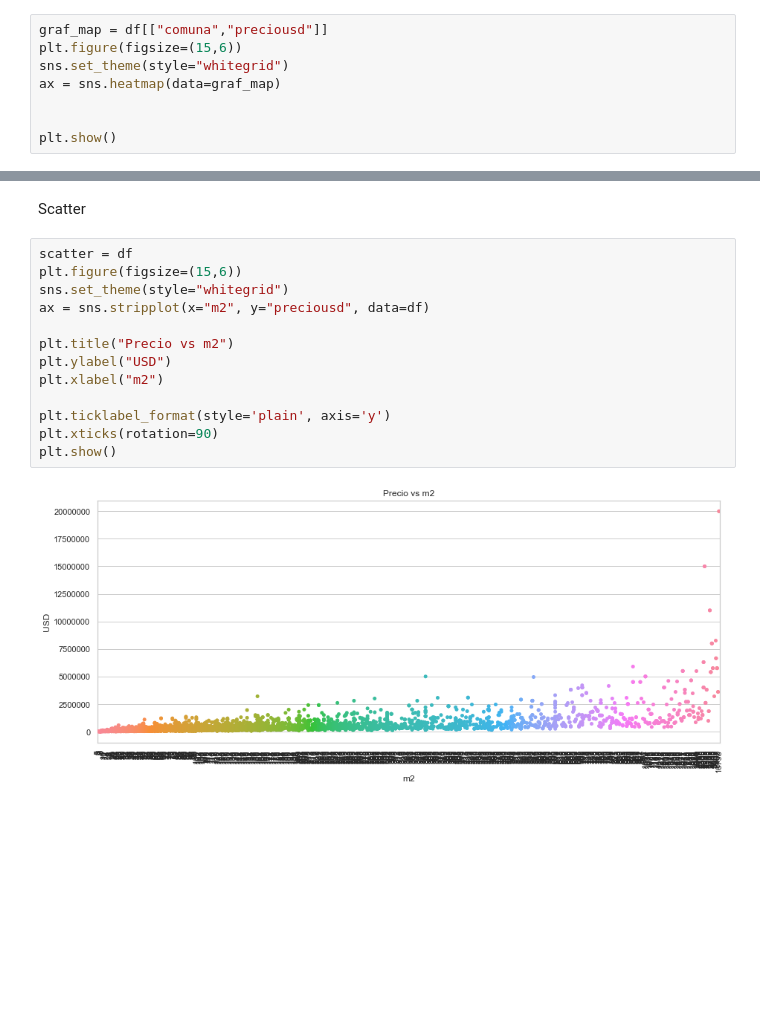
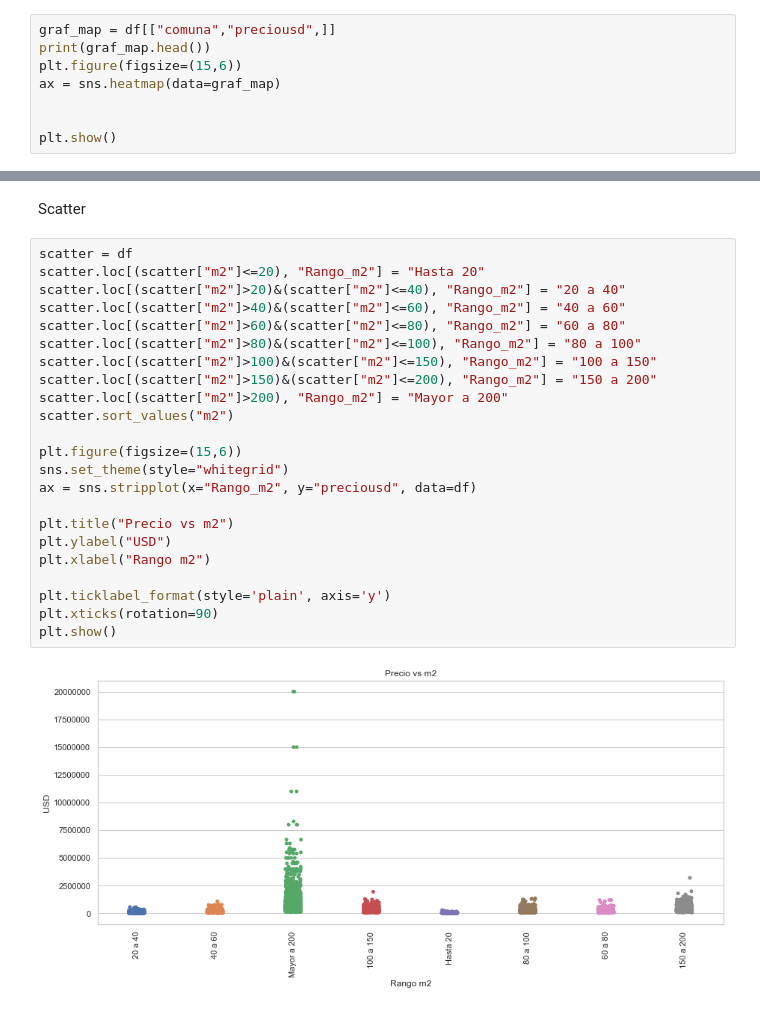
Before and after one commit to stevennm/data_science_utn_clusterai2021_Martins, a Jupyter notebook: clusterai_Steven_Martins_eda.ipynb, the cells around one changed output, grey strips where cells are left out. Cells and saved outputs as stored; diff of their text form; blank space fills up the shorter version.

Commit message:
Update clusterai_Steven_Martins_eda.ipynb
Scatter coregido

```diff
--- a/clusterai_Steven_Martins_eda.ipynb
+++ b/clusterai_Steven_Martins_eda.ipynb
@@ -176,9 +176,9 @@ graf_gal
 # %% [markdown]
 Heatmap
 # %%
-graf_map = df[["comuna","preciousd"]]
+graf_map = df[["comuna","preciousd",]]
+print(graf_map.head())
 plt.figure(figsize=(15,6))
-sns.set_theme(style="whitegrid")
 ax = sns.heatmap(data=graf_map)
 
 
@@ -189,16 +195,26 @@ plt.show()
 Scatter
 # %%
 scatter = df
+scatter.loc[(scatter["m2"]<=20), "Rango_m2"] = "Hasta 20"
+scatter.loc[(scatter["m2"]>20)&(scatter["m2"]<=40), "Rango_m2"] = "20 a 40"
+scatter.loc[(scatter["m2"]>40)&(scatter["m2"]<=60), "Rango_m2"] = "40 a 60"
+scatter.loc[(scatter["m2"]>60)&(scatter["m2"]<=80), "Rango_m2"] = "60 a 80"
+scatter.loc[(scatter["m2"]>80)&(scatter["m2"]<=100), "Rango_m2"] = "80 a 100"
+scatter.loc[(scatter["m2"]>100)&(scatter["m2"]<=150), "Rango_m2"] = "100 a 150"
+scatter.loc[(scatter["m2"]>150)&(scatter["m2"]<=200), "Rango_m2"] = "150 a 200"
+scatter.loc[(scatter["m2"]>200), "Rango_m2"] = "Mayor a 200"
+scatter.sort_values("m2")
+
 plt.figure(figsize=(15,6))
 sns.set_theme(style="whitegrid")
-ax = sns.stripplot(x="m2", y="preciousd", data=df)
+ax = sns.stripplot(x="Rango_m2", y="preciousd", data=df)
 
 plt.title("Precio vs m2")
 plt.ylabel("USD")
-plt.xlabel("m2")
+plt.xlabel("Rango m2")
 
 plt.ticklabel_format(style='plain', axis='y')
 plt.xticks(rotation=90)
 plt.show()
 # %% [output]
-[figure, old version]
+[figure, new version]
```
Also changed, not shown: parts of 1 cell of this notebook.
